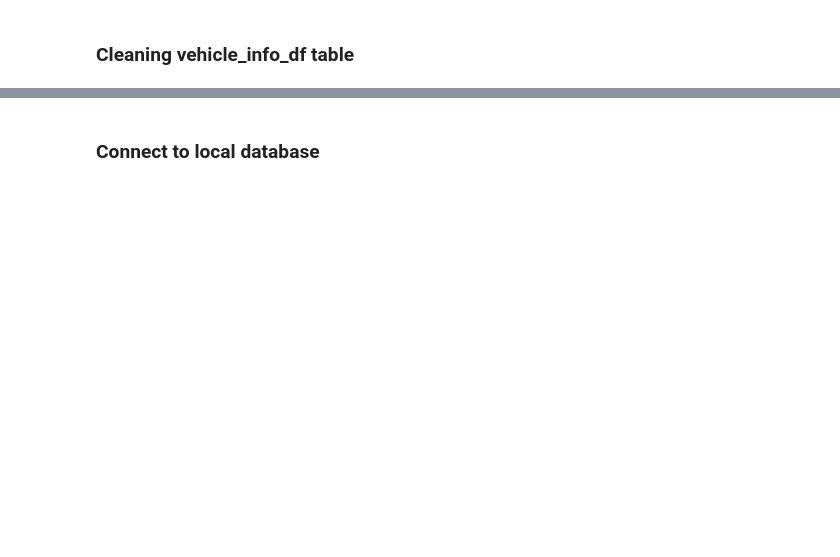
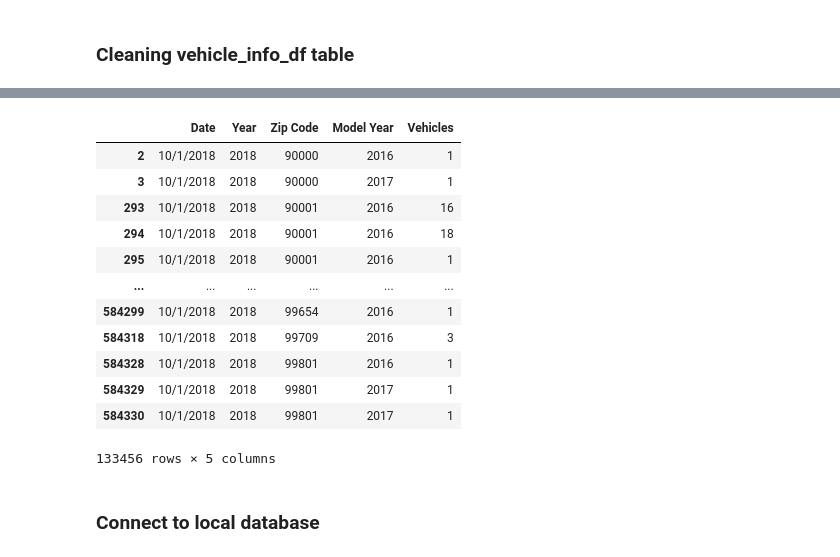
Before and after one commit to savi09/ETL_Vehicle_Income, a Jupyter notebook: ETL_Avg Income Vehicle Count .ipynb, the cells around one changed output, grey strips where cells are left out. Drawn from its saved outputs; the diff is of its cells as text; code cells hidden in the pictures; blank space fills up the shorter version.

```diff
--- a/ETL_Avg Income Vehicle Count .ipynb
+++ b/ETL_Avg Income Vehicle Count .ipynb
@@ -313,3 +386,20 @@ Tables income_info_df and vehicle_info_df are ready to be added to the database.
+# %%
+zip_vehicle_info = zip_vehicle_info[(zip_vehicle_info['Model Year']>=year)]
+zip_vehicle_info
+# %% [output]
+|  | Date | Year | Zip Code | Model Year | Vehicles |
+| 2 | 10/1/2018 | 2018 | 90000 | 2016 | 1 |
+| 3 | 10/1/2018 | 2018 | 90000 | 2017 | 1 |
+| 293 | 10/1/2018 | 2018 | 90001 | 2016 | 16 |
+| 294 | 10/1/2018 | 2018 | 90001 | 2016 | 18 |
+| 295 | 10/1/2018 | 2018 | 90001 | 2016 | 1 |
+| ... | ... | ... | ... | ... | ... |
+| 584299 | 10/1/2018 | 2018 | 99654 | 2016 | 1 |
+| 584318 | 10/1/2018 | 2018 | 99709 | 2016 | 3 |
+| 584328 | 10/1/2018 | 2018 | 99801 | 2016 | 1 |
+| 584329 | 10/1/2018 | 2018 | 99801 | 2017 | 1 |
+| 584330 | 10/1/2018 | 2018 | 99801 | 2017 | 1 |
+133456 rows × 5 columns
 # %% [markdown]
 ### Connect to local database
 # %%
```
Also changed, not shown: parts of 30 cells of this notebook.
